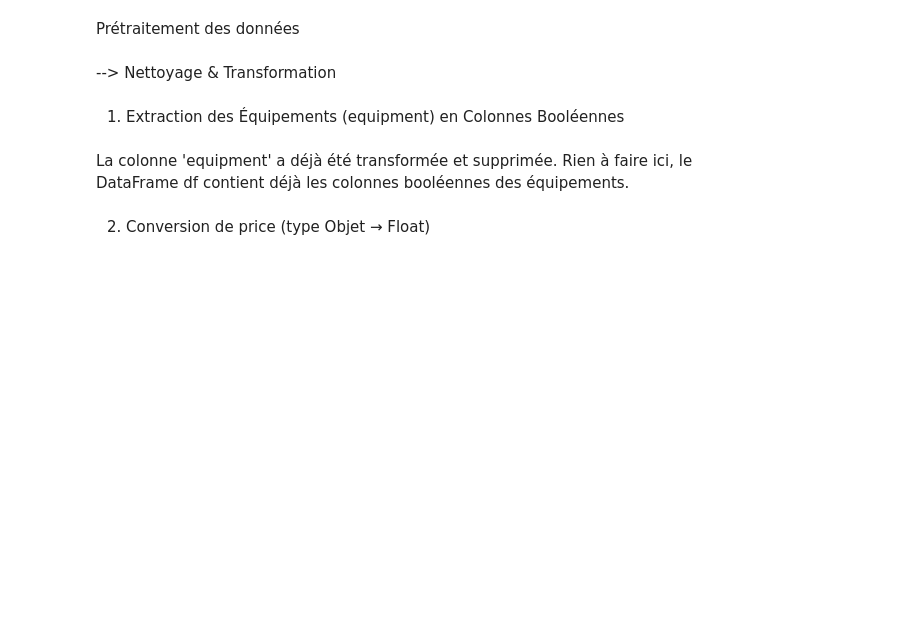
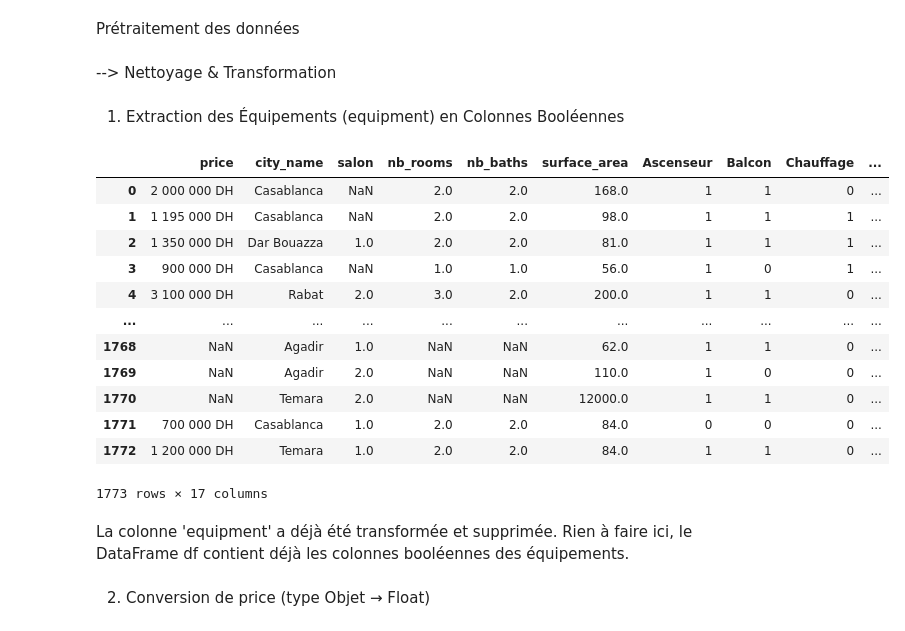
Before and after one commit to SalimM21/SalesHouses-project, a Jupyter notebook: main.ipynb, the cells around one changed output. Drawn from its saved outputs; the diff is of its cells as text; code cells hidden in the pictures; blank space fills up the shorter version.

```diff
--- a/main.ipynb
+++ b/main.ipynb
@@ -130,10 +130,29 @@ Prétraitement des données
 # %% [markdown]
 1. Extraction des Équipements (equipment) en Colonnes Booléennes
 # %%
-df_equipment = df['equipment'].str.get_dummies(sep=',')
+df_equipment = df['equipment'].str.get_dummies(sep='/')
 df = pd.concat([df, df_equipment], axis=1)
 
 df.drop('equipment', axis=1, inplace=True)
+df.drop('link', axis=1, inplace=True)
+df.drop('title', axis=1, inplace=True)
+# %%
+df.columns
+df
+# %% [output]
+|  | price | city_name | salon | nb_rooms | nb_baths | surface_area | Ascenseur | Balcon | Chauffage | ... |
+| 0 | 2 000 000 DH | Casablanca | NaN | 2.0 | 2.0 | 168.0 | 1 | 1 | 0 | ... |
+| 1 | 1 195 000 DH | Casablanca | NaN | 2.0 | 2.0 | 98.0 | 1 | 1 | 1 | ... |
+| 2 | 1 350 000 DH | Dar Bouazza | 1.0 | 2.0 | 2.0 | 81.0 | 1 | 1 | 1 | ... |
+| 3 | 900 000 DH | Casablanca | NaN | 1.0 | 1.0 | 56.0 | 1 | 0 | 1 | ... |
+| 4 | 3 100 000 DH | Rabat | 2.0 | 3.0 | 2.0 | 200.0 | 1 | 1 | 0 | ... |
+| ... | ... | ... | ... | ... | ... | ... | ... | ... | ... | ... |
+| 1768 | NaN | Agadir | 1.0 | NaN | NaN | 62.0 | 1 | 1 | 0 | ... |
+| 1769 | NaN | Agadir | 2.0 | NaN | NaN | 110.0 | 1 | 0 | 0 | ... |
+| 1770 | NaN | Temara | 2.0 | NaN | NaN | 12000.0 | 1 | 1 | 0 | ... |
+| 1771 | 700 000 DH | Casablanca | 1.0 | 2.0 | 2.0 | 84.0 | 0 | 0 | 0 | ... |
+| 1772 | 1 200 000 DH | Temara | 1.0 | 2.0 | 2.0 | 84.0 | 1 | 1 | 0 | ... |
+1773 rows × 17 columns
 # %% [markdown]
 La colonne 'equipment' a déjà été transformée et supprimée.
 Rien à faire ici, le DataFrame df contient déjà les colonnes booléennes des équipements.
```
Also changed, not shown: parts of 7 cells of this notebook, 1 other file.
